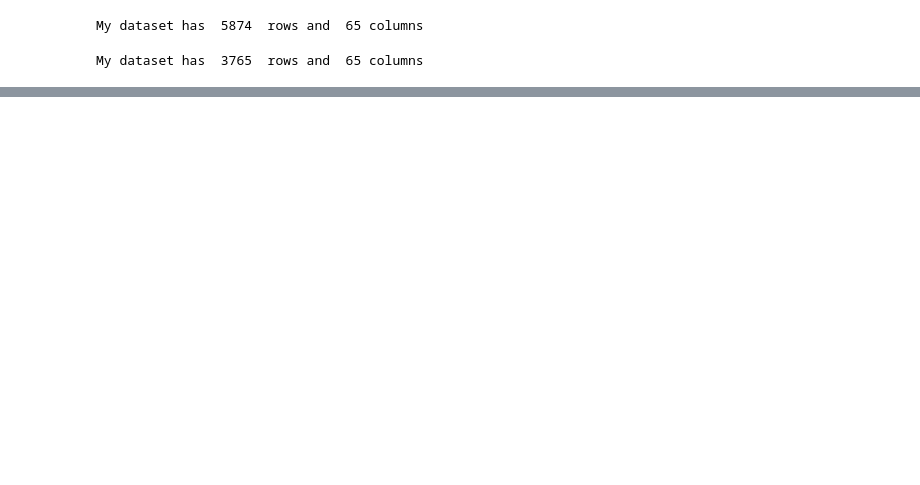
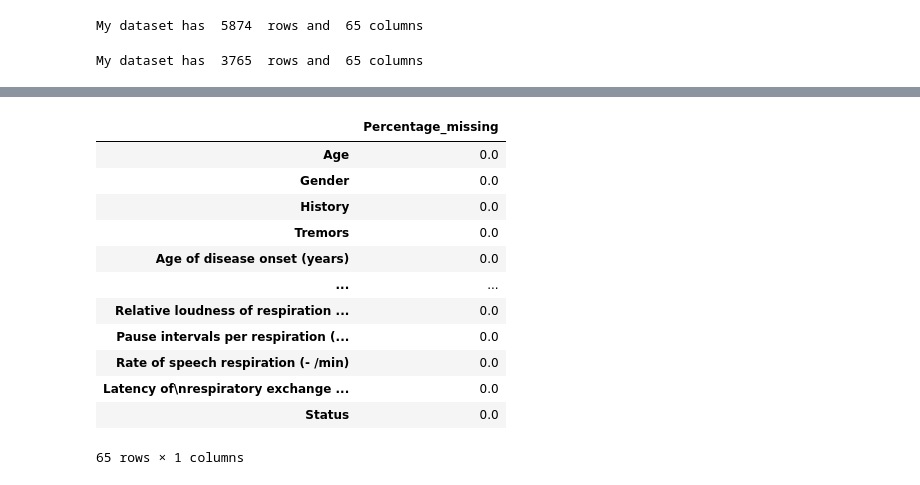
Before and after one commit to CHRISTINEMUTHEE/Perkinson-s_Disease_Diagnosis, a Jupyter notebook: Data Cleaning and EDA.ipynb, the cells around one changed output, grey strips where cells are left out. Cells and saved outputs as stored; diff of their text form; code cells hidden in the pictures; blank space fills up the shorter version.

```diff
--- a/Data Cleaning and EDA.ipynb
+++ b/Data Cleaning and EDA.ipynb
@@ -106,3 +122,19 @@ def percent_missing (data):
     missing=(df.isnull().sum()/len(df)*100)
     missing_df=pd.DataFrame({'Percentage_missing':missing},index=data.columns)
     return missing_df
+# %%
+percent_missing (df)
+# %% [output]
+|  | Percentage_missing |
+| Age | 0.0 |
+| Gender | 0.0 |
+| History | 0.0 |
+| Tremors | 0.0 |
+| Age of disease onset (years) | 0.0 |
+| ... | ... |
+| Relative loudness of respiration ... | 0.0 |
+| Pause intervals per respiration (... | 0.0 |
+| Rate of speech respiration (- /min) | 0.0 |
+| Latency of\nrespiratory exchange ... | 0.0 |
+| Status | 0.0 |
+65 rows × 1 columns
```
Also changed, not shown: parts of 22 cells of this notebook.
